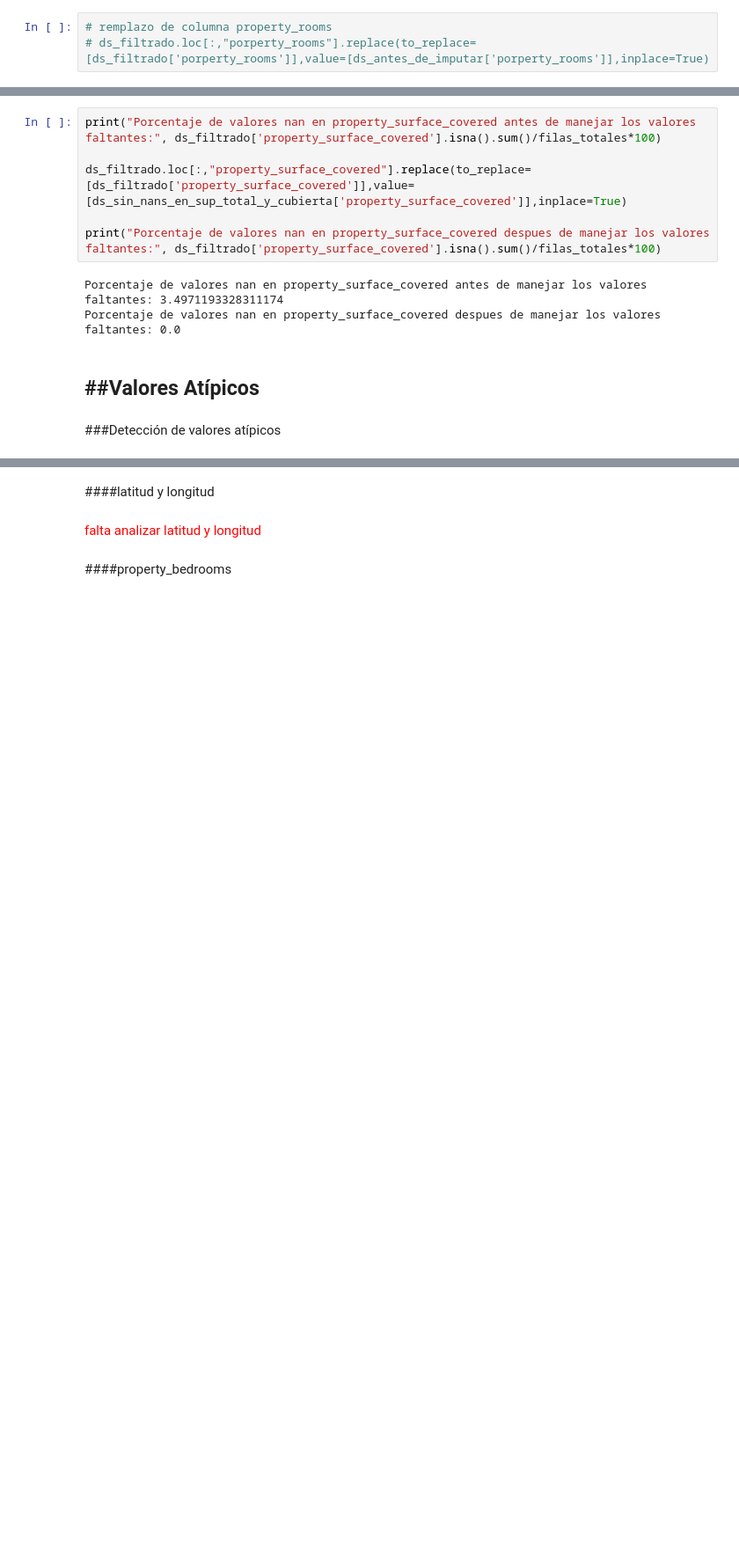
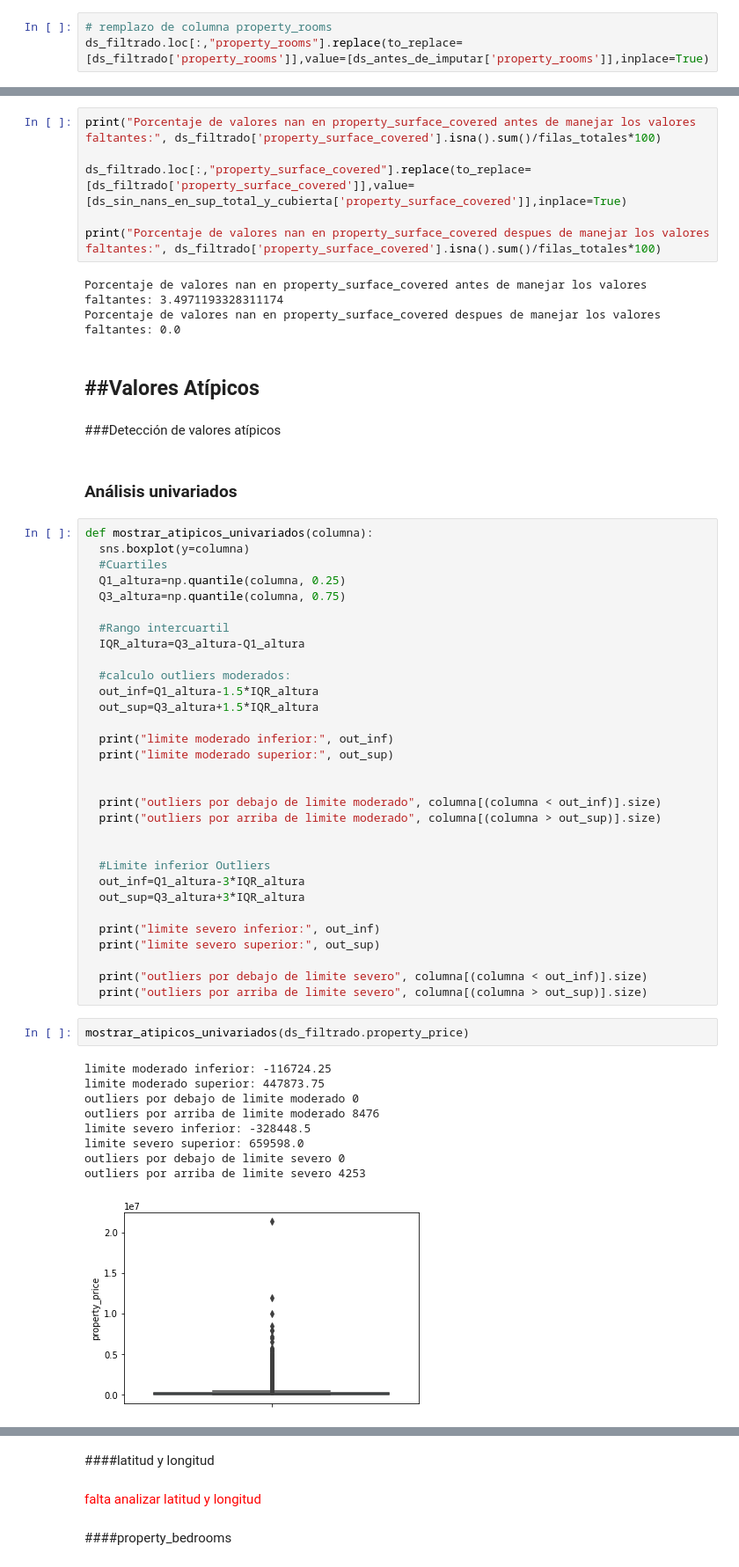
Before and after one commit to LucianoTrujillo/7506R-2C2022-GRUPO10, a Jupyter notebook: 7506R_TP1_GRUPO10_ENTREGA.ipynb, the cells around one changed output, grey strips where cells are left out. Shown at 88% size. Cells and saved outputs as stored; diff of their text form; blank space fills up the shorter version.

```diff
--- a/7506R_TP1_GRUPO10_ENTREGA.ipynb
+++ b/7506R_TP1_GRUPO10_ENTREGA.ipynb
@@ -1021,7 +1030,7 @@ plt.xlabel = "property_rooms"
 [figure]
 # %%
 # remplazo de columna property_rooms
-# ds_filtrado.loc[:,"porperty_rooms"].replace(to_replace=[ds_filtrado['porperty_rooms']],value=[ds_antes_de_imputar['porperty_rooms']],inplace=True)
+ds_filtrado.loc[:,"property_rooms"].replace(to_replace=[ds_filtrado['property_rooms']],value=[ds_antes_de_imputar['property_rooms']],inplace=True)
 # %% [markdown]
 ####property_surface_total
 # %% [markdown]
@@ -1111,3 +1120,48 @@ Porcentaje de valores nan en property_surface_covered despues de manejar los val
 ---
 # %% [markdown]
 ###Detección de valores atípicos
+# %% [markdown]
+### Análisis univariados
+# %%
+def mostrar_atipicos_univariados(columna):
+  sns.boxplot(y=columna)
+  #Cuartiles
+  Q1_altura=np.quantile(columna, 0.25)
+  Q3_altura=np.quantile(columna, 0.75)
+
+  #Rango intercuartil
+  IQR_altura=Q3_altura-Q1_altura
+
+  #calculo outliers moderados:
+  out_inf=Q1_altura-1.5*IQR_altura
+  out_sup=Q3_altura+1.5*IQR_altura
+
+  print("limite moderado inferior:", out_inf)
+  print("limite moderado superior:", out_sup)
+
+
+  print("outliers por debajo de limite moderado", columna[(columna < out_inf)].size)
+  print("outliers por arriba de limite moderado", columna[(columna > out_sup)].size)
+
+
+  #Limite inferior Outliers
+  out_inf=Q1_altura-3*IQR_altura
+  out_sup=Q3_altura+3*IQR_altura
+
+  print("limite severo inferior:", out_inf)
+  print("limite severo superior:", out_sup)
+
+  print("outliers por debajo de limite severo", columna[(columna < out_inf)].size)
+  print("outliers por arriba de limite severo", columna[(columna > out_sup)].size)
+# %%
+mostrar_atipicos_univariados(ds_filtrado.property_price)
+# %% [output]
+limite moderado inferior: -116724.25
+limite moderado superior: 447873.75
+outliers por debajo de limite moderado 0
+outliers por arriba de limite moderado 8476
+limite severo inferior: -328448.5
+limite severo superior: 659598.0
+outliers por debajo de limite severo 0
+outliers por arriba de limite severo 4253
+[figure, added]
```
Also changed, not shown: parts of 20 cells of this notebook.
